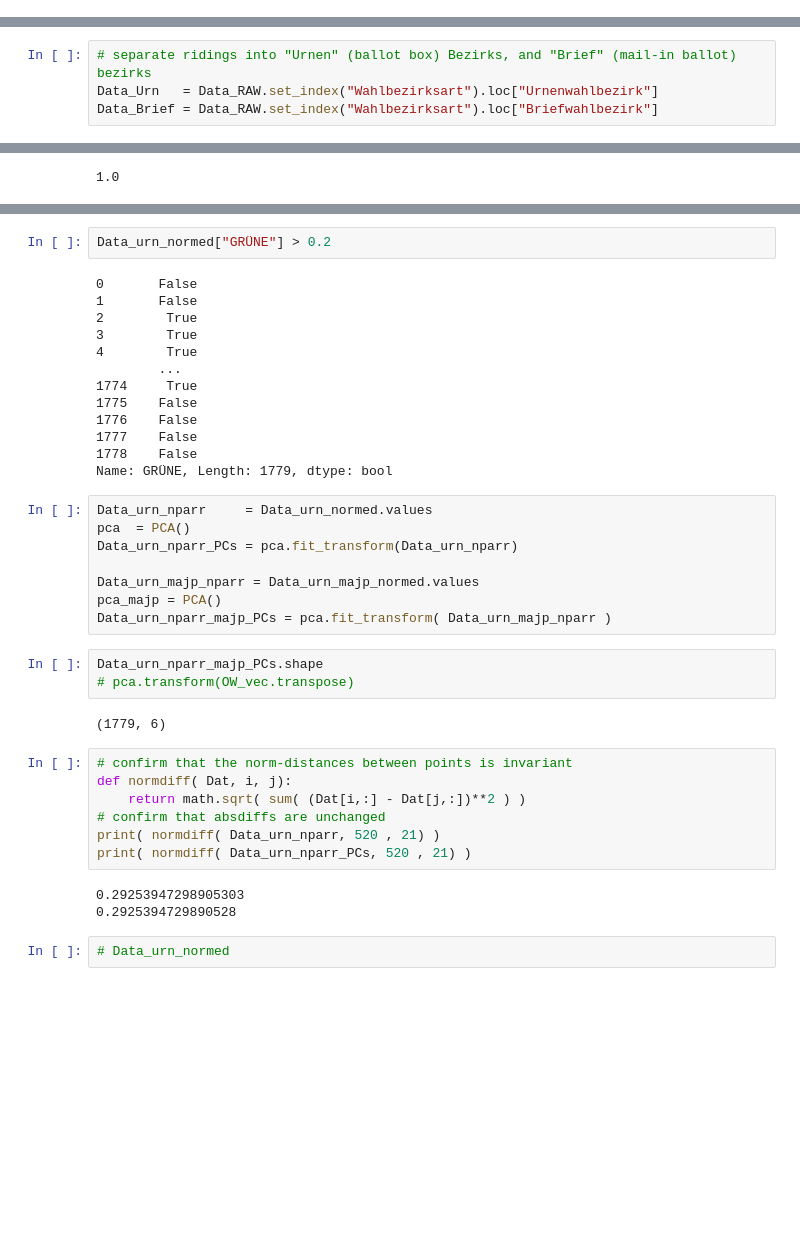
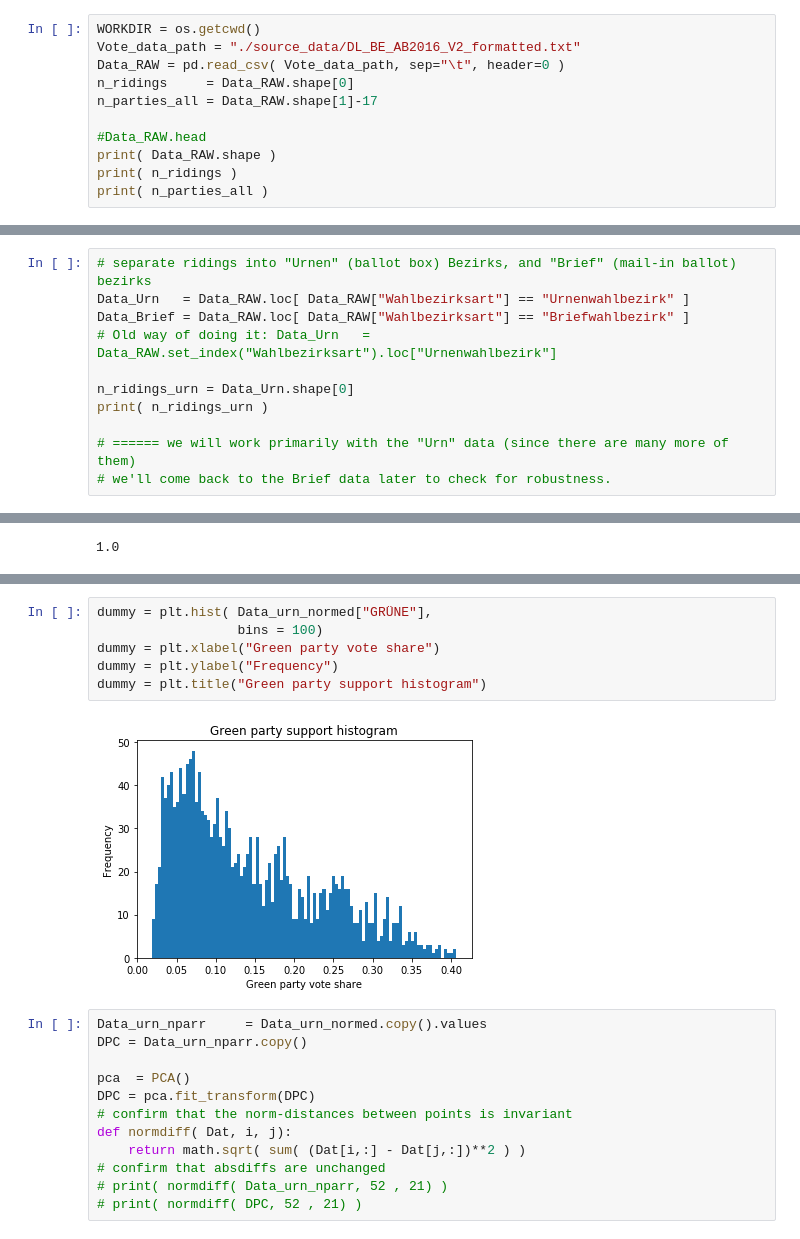
Before and after one commit to Blosberg/Berlin_voting_class, a Jupyter notebook: calculations/Berlin_votes_2015.ipynb, the cells around one changed output, grey strips where cells are left out. Cells and saved outputs as stored; diff of their text form; blank space fills up the shorter version.

```diff
--- a/calculations/Berlin_votes_2015.ipynb
+++ b/calculations/Berlin_votes_2015.ipynb
@@ -25,0 +13,11 @@ Data_RAW.shape
+# %%
+WORKDIR = os.getcwd()
+Vote_data_path = "./source_data/DL_BE_AB2016_V2_formatted.txt"
+Data_RAW = pd.read_csv( Vote_data_path, sep="\t", header=0 )
+n_ridings     = Data_RAW.shape[0]
+n_parties_all = Data_RAW.shape[1]-17
+
+#Data_RAW.head
+print( Data_RAW.shape )
+print( n_ridings )
+print( n_parties_all )
@@ -49,4 +41,0 @@ assert max(abs([sum( Data_RAW.values[n,17:]) for n in range(n_ridings) ] -  Data
-# %%
-# separate ridings into "Urnen" (ballot box) Bezirks, and "Brief" (mail-in ballot) bezirks
-Data_Urn   = Data_RAW.set_index("Wahlbezirksart").loc["Urnenwahlbezirk"]
-Data_Brief = Data_RAW.set_index("Wahlbezirksart").loc["Briefwahlbezirk"]
@@ -57,0 +42,11 @@ print(votes_RAW.shape)
+# %%
+# separate ridings into "Urnen" (ballot box) Bezirks, and "Brief" (mail-in ballot) bezirks
+Data_Urn   = Data_RAW.loc[ Data_RAW["Wahlbezirksart"] == "Urnenwahlbezirk" ]
+Data_Brief = Data_RAW.loc[ Data_RAW["Wahlbezirksart"] == "Briefwahlbezirk" ]
+# Old way of doing it: Data_Urn   = Data_RAW.set_index("Wahlbezirksart").loc["Urnenwahlbezirk"]
+
+n_ridings_urn = Data_Urn.shape[0]
+print( n_ridings_urn )
+
+# ====== we will work primarily with the "Urn" data (since there are many more of them)
+# we'll come back to the Brief data later to check for robustness.
@@ -163,40 +136,20 @@ plt.hist( Data_urn_normed["GRÜNE"],
-# %%
-Data_urn_normed["GRÜNE"] > 0.2
-# %% [output]
-0       False
-1       False
-2        True
-3        True
-4        True
-        ...
-1774     True
-1775    False
-1776    False
-1777    False
-1778    False
-Name: GRÜNE, Length: 1779, dtype: bool
-# %%
-Data_urn_nparr     = Data_urn_normed.values
-pca  = PCA()
-Data_urn_nparr_PCs = pca.fit_transform(Data_urn_nparr)
-
-Data_urn_majp_nparr = Data_urn_majp_normed.values
-pca_majp = PCA()
-Data_urn_nparr_majp_PCs = pca.fit_transform( Data_urn_majp_nparr )
-# %%
-Data_urn_nparr_majp_PCs.shape
-# pca.transform(OW_vec.transpose)
-# %% [output]
-(1779, 6)
+# %%
+dummy = plt.hist( Data_urn_normed["GRÜNE"],
+                  bins = 100)
+dummy = plt.xlabel("Green party vote share")
+dummy = plt.ylabel("Frequency")
+dummy = plt.title("Green party support histogram")
+# %% [output]
+[figure, added]
 # %%
+Data_urn_nparr     = Data_urn_normed.copy().values
+DPC = Data_urn_nparr.copy()
+
+pca  = PCA()
+DPC = pca.fit_transform(DPC)
 # confirm that the norm-distances between points is invariant
 def normdiff( Dat, i, j):
     return math.sqrt( sum( (Dat[i,:] - Dat[j,:])**2 ) )
 # confirm that absdiffs are unchanged
-print( normdiff( Data_urn_nparr, 520 , 21) )
-print( normdiff( Data_urn_nparr_PCs, 520 , 21) )
+# print( normdiff( Data_urn_nparr, 52 , 21) )
+# print( normdiff( DPC, 52 , 21) )
-# %% [output]
-0.29253947298905303
-0.2925394729890528
-# %%
-# Data_urn_normed
```
Also changed, not shown: parts of 35 cells of this notebook.
